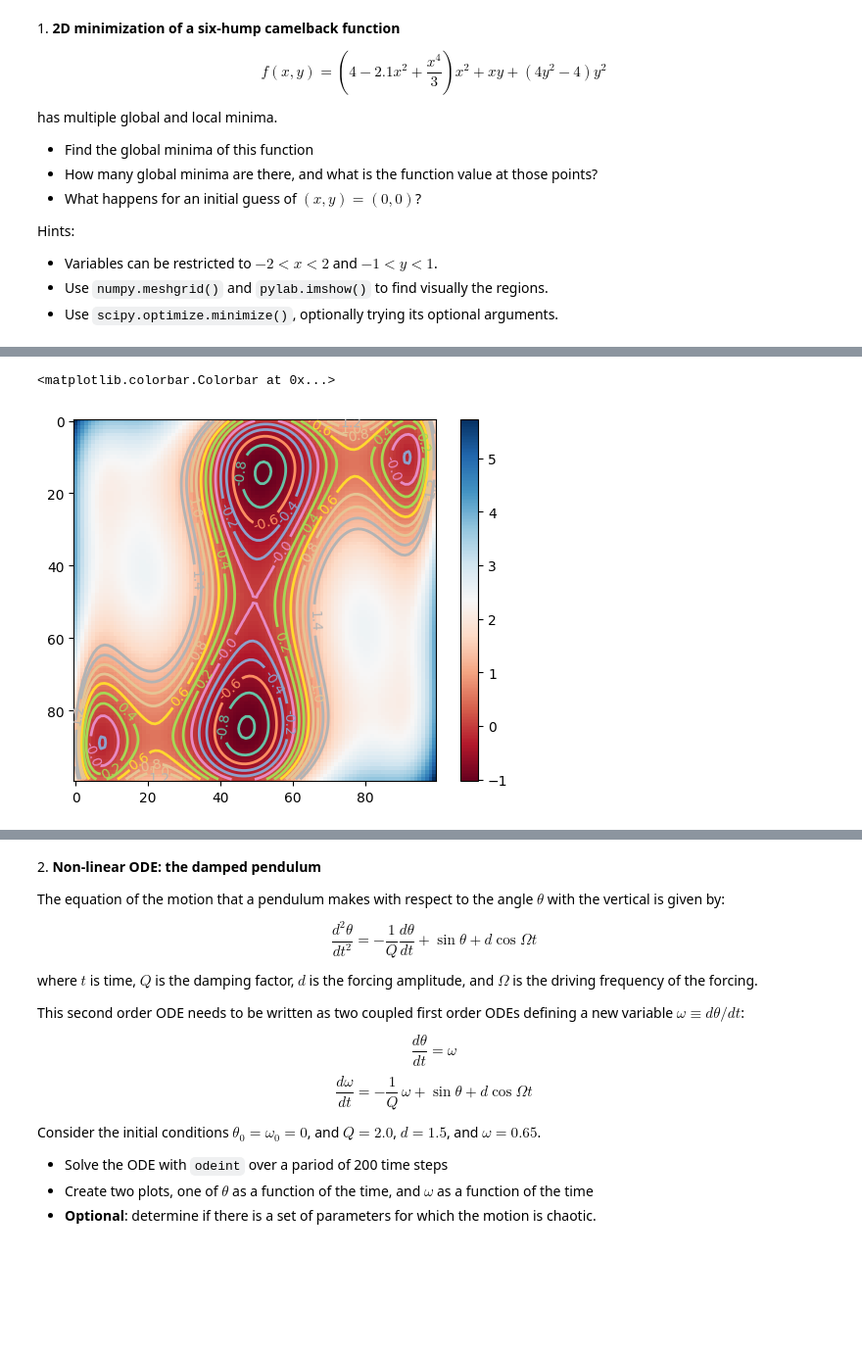
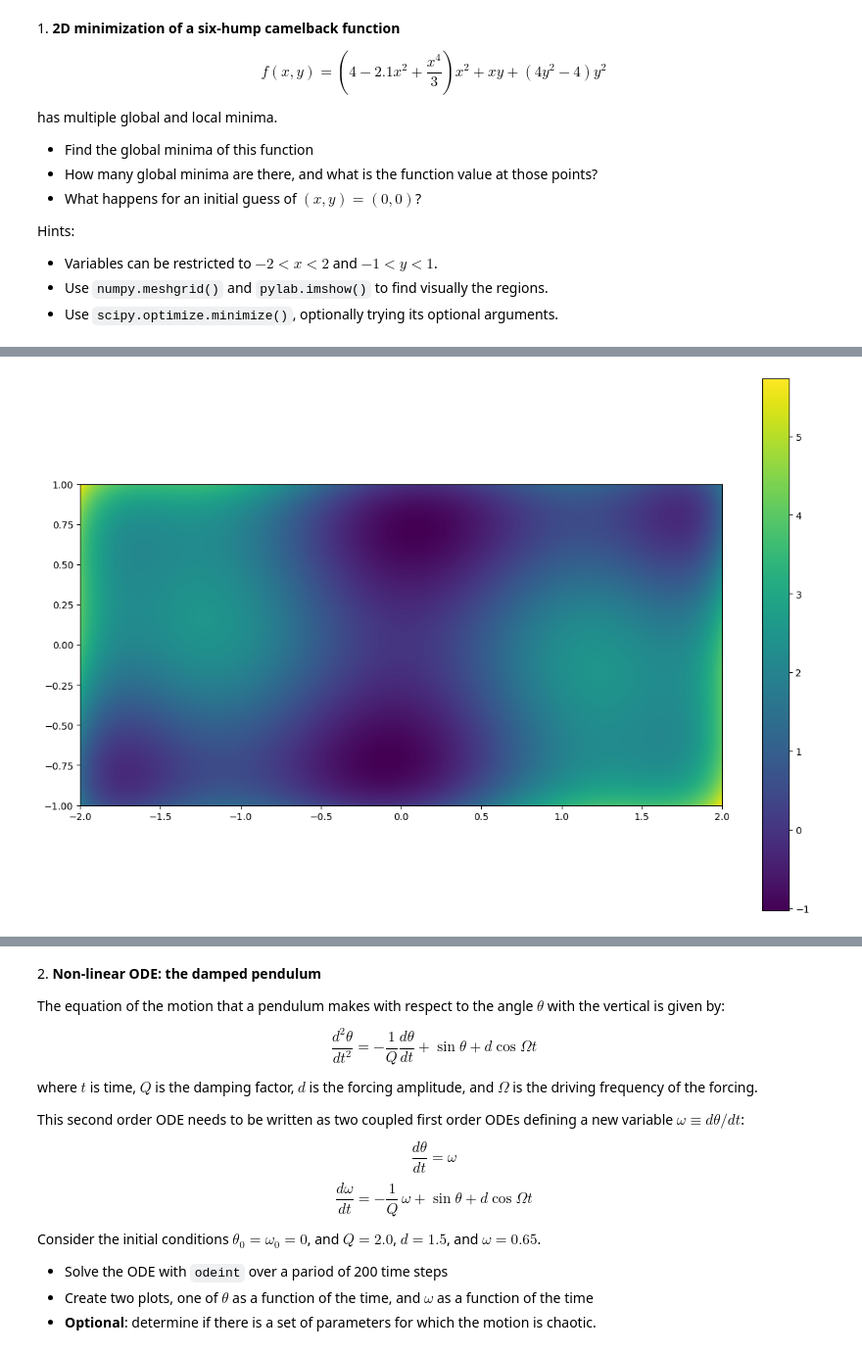
Before and after one commit to cemreaka/ScientificComputingWithPython2022, a Jupyter notebook: 9/09ex_numerical.ipynb, the cells around one changed output, grey strips where cells are left out. Shown at 98% size. Cells and saved outputs as stored; diff of their text form; code cells hidden in the pictures; blank space fills up the shorter version.

```diff
--- a/9/09ex_numerical.ipynb
+++ b/9/09ex_numerical.ipynb
@@ -21,10 +23,13 @@ Hints:
 * Use `numpy.meshgrid()` and `pylab.imshow()` to find visually the regions.
 * Use `scipy.optimize.minimize()`, optionally trying its optional arguments.
 # %%
-def f(x, y):
+def f(z):
+    x = z[0]
+    y = z[1]
     return (4-(2.1*(x**2))+((x**4)/3))*(x**2)+(x*y)+((4*(y**2))-4)*(y**2)
 # %%
-x = np.linspace(-2, 2, 100)
-y = np.linspace(-1, 1, 100)
-plt.plot(x,f(x,y))
+x = np.linspace(-2.0, 2.0, 1000)
+y = np.linspace(-1.0, 1.0, 1000)
+plt.plot(x,f([x, y]))
+plt.show()
 # %% [output]
@@ -38,10 +37,9 @@ plt.plot(y,f(x,y))
-# %%
-X,Y = meshgrid(x, y)
-Z = f(X, Y)
-result = imshow(Z,cmap=cm.RdBu)
-cset = contour(Z,np.arange(-1,1.5,0.2),linewidths=2,cmap=cm.Set2)
-clabel(cset,inline=True,fmt='%1.1f',fontsize=10)
-colorbar(result)
-# %% [output]
-<matplotlib.colorbar.Colorbar at 0x...>
-[figure, removed]
+# %%
+X,Y = np.meshgrid(x, y)
+Z = f([X, Y])
+plt.figure(figsize=(15,10))
+res = plt.imshow(Z,cmap='viridis', extent=[-2, 2, -1, 1])
+colorbar(res)
+plt.show()
+# %% [output]
+[figure, added]
```
Also changed, not shown: parts of 15 cells of this notebook, 1 other file.
